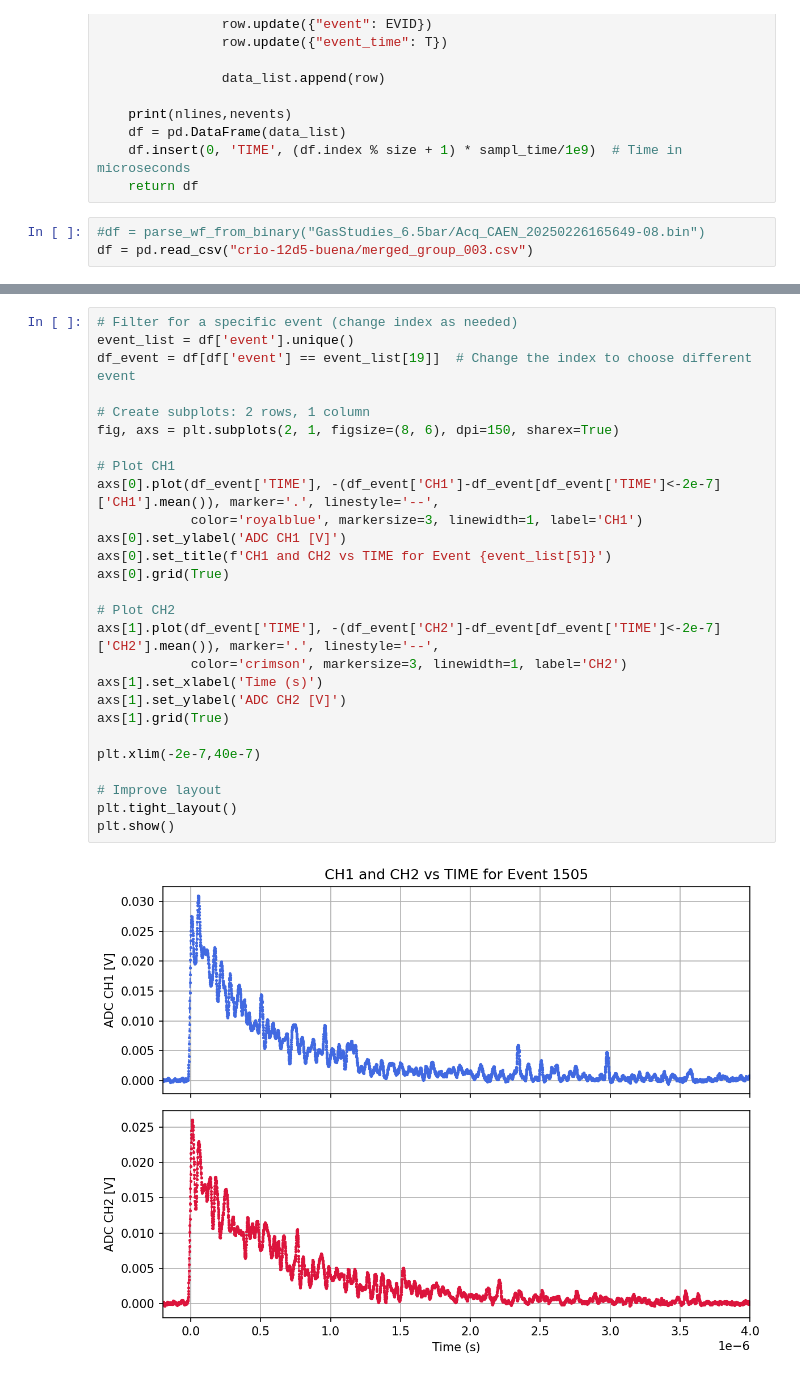
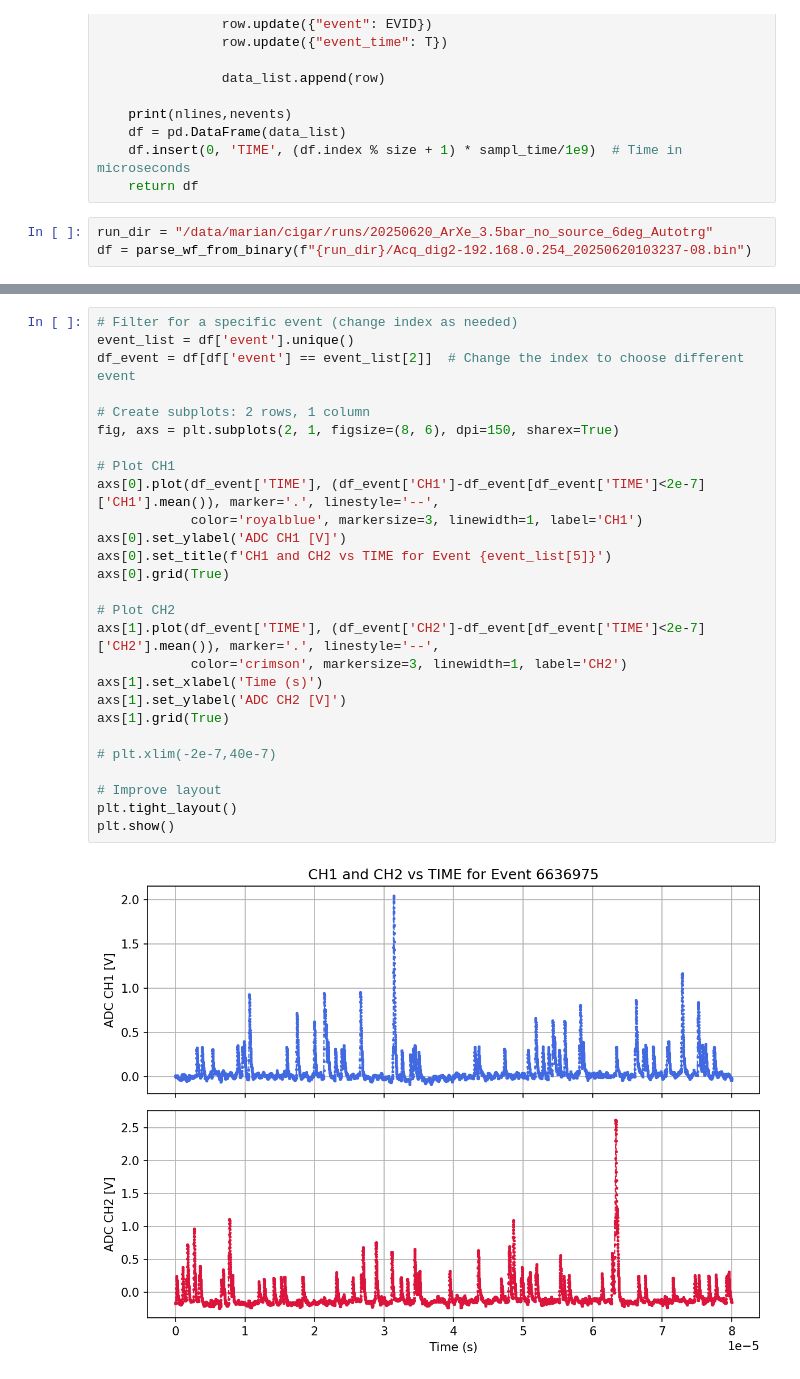
Before and after one commit to mariandbt/CIGAR, a Jupyter notebook: notebooks/DisplayWf.ipynb, the cells around one changed output, grey strips where cells are left out. Drawn from its saved outputs; the diff is of its cells as text.

```diff
--- a/notebooks/DisplayWf.ipynb
+++ b/notebooks/DisplayWf.ipynb
@@ -61,5 +61,5 @@ def parse_wf_from_binary(filename):
     df.insert(0, 'TIME', (df.index % size + 1) * sampl_time/1e9)  # Time in microseconds
     return df
 # %%
-#df = parse_wf_from_binary("GasStudies_6.5bar/Acq_CAEN_20250226165649-08.bin")
-df = pd.read_csv("crio-12d5-buena/merged_group_003.csv")
+run_dir = "/data/marian/cigar/runs/20250620_ArXe_3.5bar_no_source_6deg_Autotrg"
+df = parse_wf_from_binary(f"{run_dir}/Acq_dig2-192.168.0.254_20250620103237-08.bin")
@@ -82,29 +68,29 @@ df
 # %%
 # Filter for a specific event (change index as needed)
 event_list = df['event'].unique()
-df_event = df[df['event'] == event_list[19]]  # Change the index to choose different event
+df_event = df[df['event'] == event_list[2]]  # Change the index to choose different event
 
 # Create subplots: 2 rows, 1 column
 fig, axs = plt.subplots(2, 1, figsize=(8, 6), dpi=150, sharex=True)
 
 # Plot CH1
-axs[0].plot(df_event['TIME'], -(df_event['CH1']-df_event[df_event['TIME']<-2e-7]['CH1'].mean()), marker='.', linestyle='--',
+axs[0].plot(df_event['TIME'], (df_event['CH1']-df_event[df_event['TIME']<2e-7]['CH1'].mean()), marker='.', linestyle='--',
             color='royalblue', markersize=3, linewidth=1, label='CH1')
 axs[0].set_ylabel('ADC CH1 [V]')
 axs[0].set_title(f'CH1 and CH2 vs TIME for Event {event_list[5]}')
 axs[0].grid(True)
 
 # Plot CH2
-axs[1].plot(df_event['TIME'], -(df_event['CH2']-df_event[df_event['TIME']<-2e-7]['CH2'].mean()), marker='.', linestyle='--',
+axs[1].plot(df_event['TIME'], (df_event['CH2']-df_event[df_event['TIME']<2e-7]['CH2'].mean()), marker='.', linestyle='--',
             color='crimson', markersize=3, linewidth=1, label='CH2')
 axs[1].set_xlabel('Time (s)')
 axs[1].set_ylabel('ADC CH2 [V]')
 axs[1].grid(True)
 
-plt.xlim(-2e-7,40e-7)
+# plt.xlim(-2e-7,40e-7)
 
 # Improve layout
 plt.tight_layout()
 plt.show()
 # %% [output]
-[figure, old version]
+[figure, new version]
```
Also changed, not shown: parts of 2 cells of this notebook, 4 other files.
